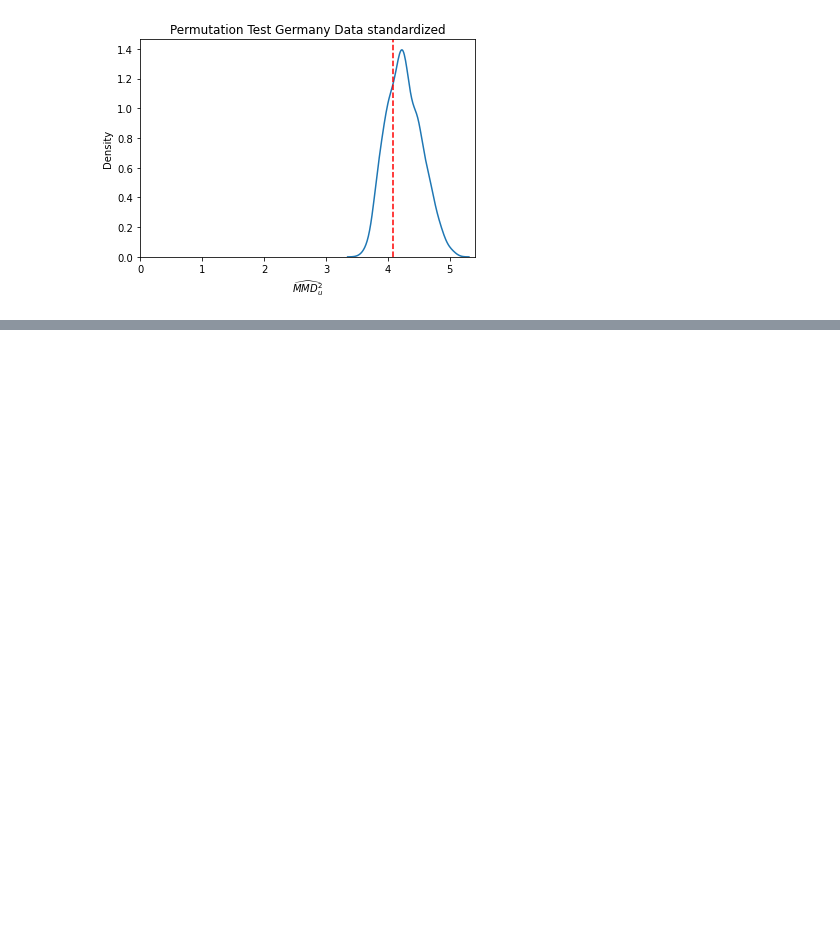
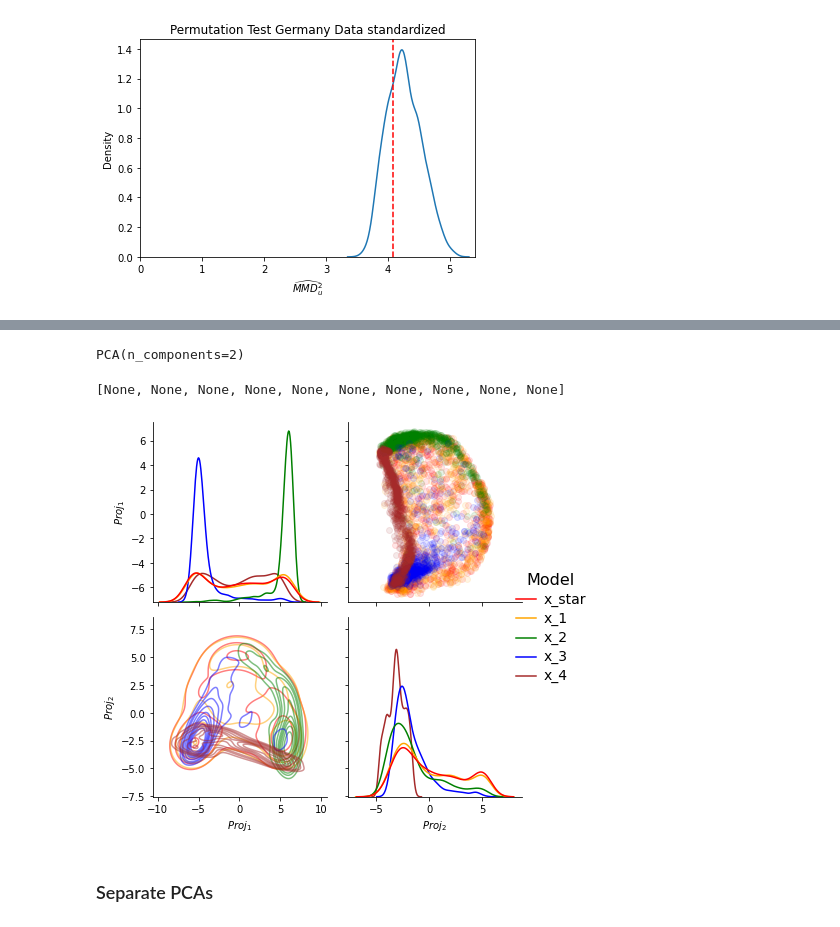
Before and after one commit to marvinschmitt/ModelMisspecificationBF, a Jupyter notebook: MMD_ParameterEstimation_Covid.ipynb, the cells around one changed output, grey strips where cells are left out. Saved outputs shown, nothing was run; the diff lists cells and outputs as text; code cells hidden in the pictures; blank space fills up the shorter version.

```diff
--- a/MMD_ParameterEstimation_Covid.ipynb
+++ b/MMD_ParameterEstimation_Covid.ipynb
@@ -542,0 +570,48 @@ Text(0.5, 0, '$\\widehat{MMD}^2_u$')
+# %%
+# Generate data from trainer's generative model
+_, x = trainer._forward_inference(1000, T_germany)
+s = np.array(trainer.network.summary_net(x))
+
+# Fit PCA to data from trainer
+pca = PCA(2)
+pca.fit(s)
+
+
+# Generate more data from trainer's generative model
+_, x_star = trainer._forward_inference(1000, T_germany)
+s_star = trainer.network.summary_net(x_star)
+
+# Project all candidate data onto the Principal Components
+s_star_proj = pca.transform(s_star)
+s_1_proj = pca.transform(s_1)
+s_2_proj = pca.transform(s_2)
+s_3_proj = pca.transform(s_3)
+s_4_proj = pca.transform(s_4)
+# %% [output]
+PCA(n_components=2)
+# %%
+S = [s_star_proj, s_1_proj, s_2_proj, s_3_proj, s_4_proj]
+TASK_NAMES = ['x_star', 'x_1', 'x_2', 'x_3', 'x_4']
+
+DF = (pd.DataFrame(s,
+                     columns=[r'$Proj_{%i}$'%i for i in range(1, 3)]) for s in S)
+
+df = pd.concat(DF,
+              keys=TASK_NAMES,
+              names=['Model', None]
+              ).reset_index(level=0)
+
+g = sns.PairGrid(df, hue="Model", palette=['red', 'orange', 'green', 'blue', 'brown'], height=3)
+
+g.map_upper(plt.scatter, alpha=0.1)
+g.map_diag(sns.kdeplot)
+g.map_lower(sns.kdeplot, alpha=0.50)
+
+g.add_legend()
+plt.setp(g._legend.get_title(), fontsize=16)
+plt.setp(g._legend.get_texts(), fontsize=14)
+# %% [output]
+[None, None, None, None, None, None, None, None, None, None]
+[figure, added]
+# %% [markdown]
+### Separate PCAs
```
Also changed, not shown: parts of 7 cells of this notebook.
